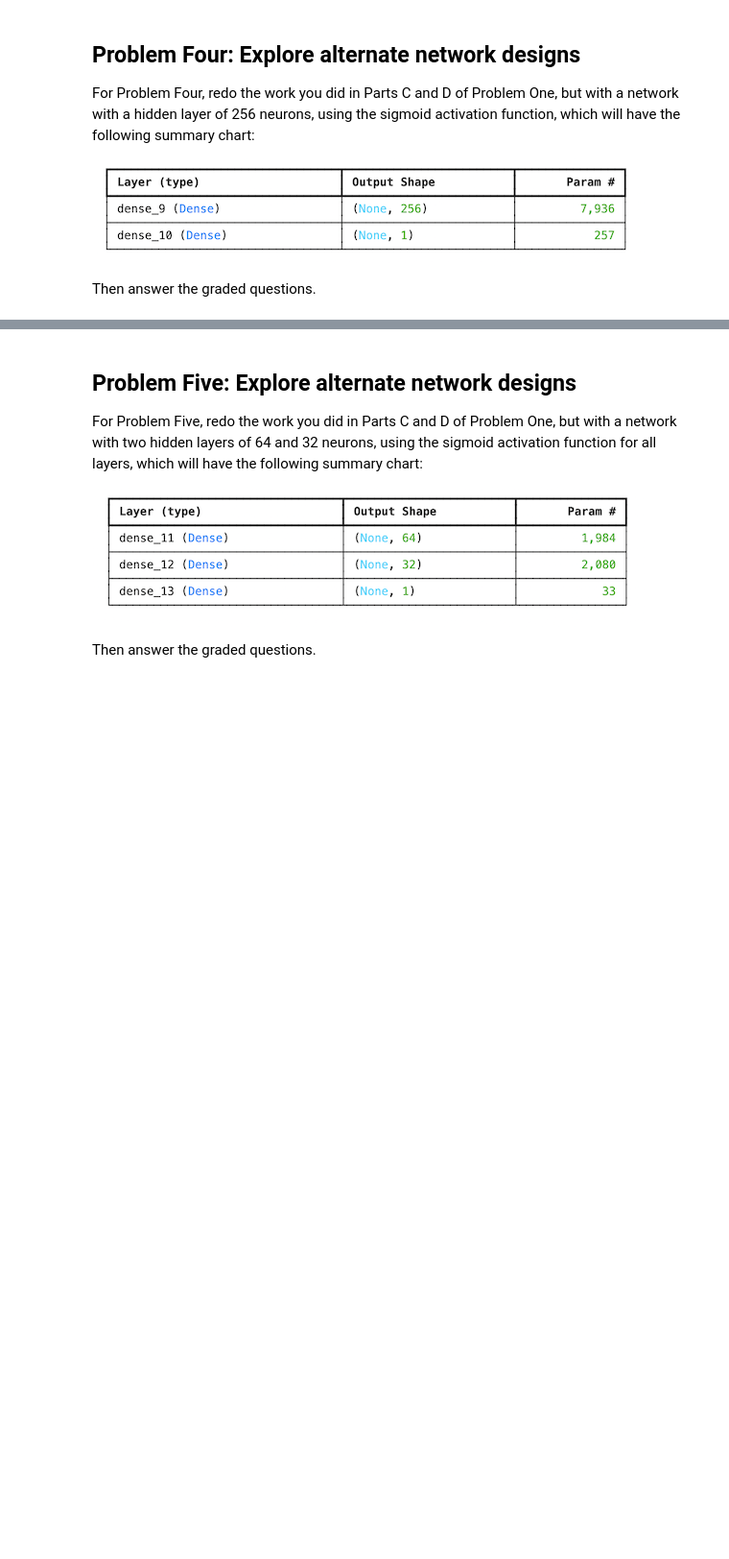
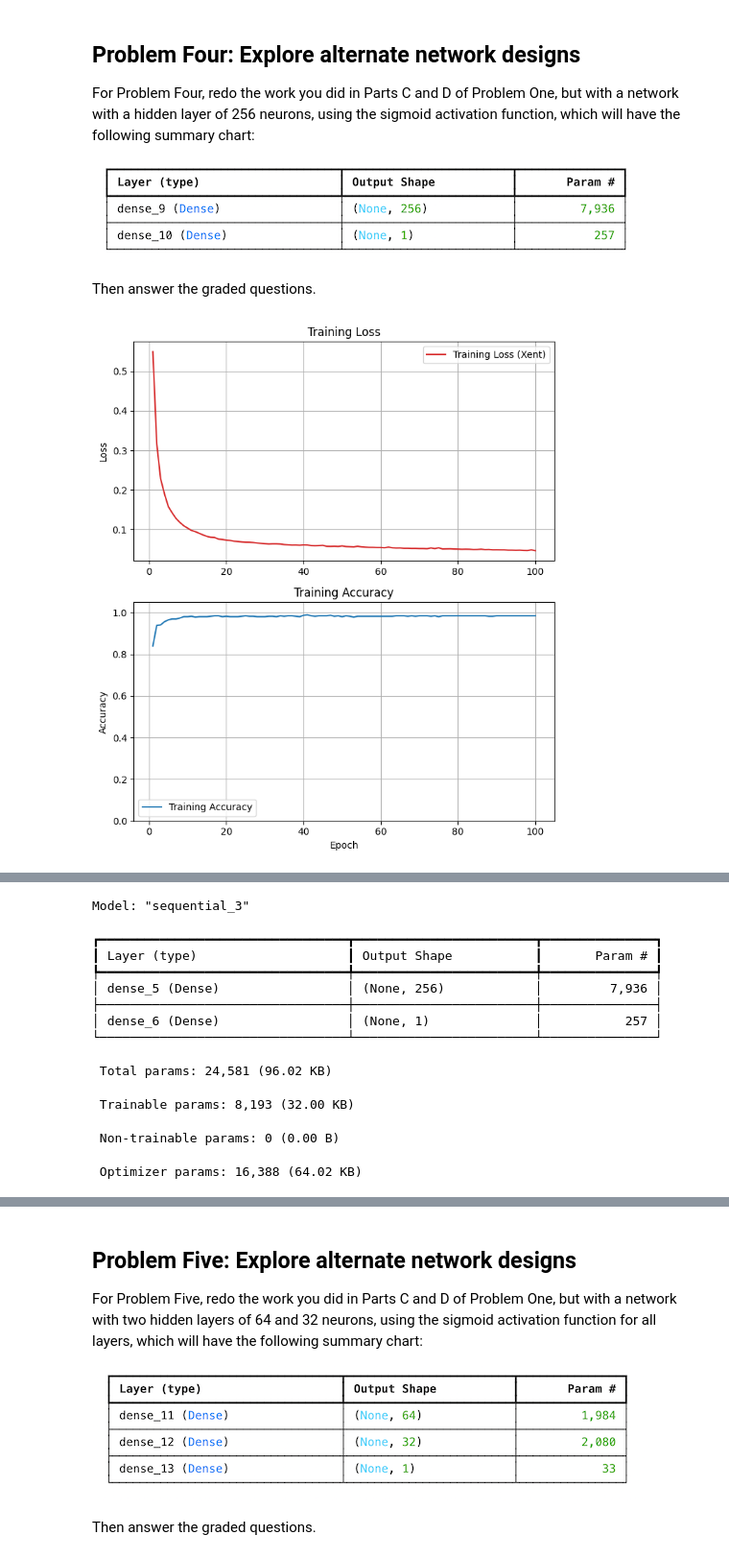
Before and after one commit to cdc18b/deeplearning, a Jupyter notebook: Homework_01.ipynb, the cells around one changed output, grey strips where cells are left out. Shown at 96% size. Cells and saved outputs as stored; diff of their text form; code cells hidden in the pictures; blank space fills up the shorter version.

```diff
--- a/Homework_01.ipynb
+++ b/Homework_01.ipynb
@@ -431,4 +584,60 @@ will have the following summary chart:
 
 Then answer the graded questions.
 # %%
+
+
+n_epochs = 100
+
+# We use Sequential to build a simple classification network from
+# a list of layers, and print the summary
+
+# Uncomment this when you have defined X_train:
+
+
+model_hidden256 = keras.Sequential(
+    [
+       keras.layers.Input(shape=(X_train.shape[1],)),     # Explicit input layer
+       keras.layers.Dense(256, activation="sigmoid"),
+       keras.layers.Dense(1, activation="sigmoid")
+    ]
+)
+
+
 # Your code here, add additional cells if you wish
+# Used balanced class weights to address class imbalance
+model_hidden256.compile(
+    optimizer='adam',
+    loss='binary_crossentropy',
+    metrics=['accuracy']
+)
+
+unique_classes = np.unique(y_train)
+class_weights = class_weight.compute_class_weight(
+    class_weight='balanced',
+    classes=unique_classes,
+    y=y_train
+)
+
+class_weight_dict = dict(enumerate(class_weights))
+
+history_hidden256 = model_hidden256.fit(
+    X_train, y_train,
+    epochs=n_epochs,
+    verbose=0,
+    class_weight=class_weight_dict
+)
+
+# Plot training loss and accuracy
+plot_history(history_hidden256)
+
+
+# Your code here
+
+# Calculate testing loss and accuracy
+test_loss_hidden256, test_accuracy_hidden256 = model_hidden256.evaluate(X_test, y_test, verbose=0)
+print(f'Test Loss:     {test_loss_hidden256:.4f}')
+print(f'Test Accuracy: {test_accuracy_hidden256:.4f}')
+
+model_hidden256.summary()
+# %% [output]
+[figure, added]
@@ -435,3 +648,15 @@ Then answer the graded questions.
+Model: "sequential_3"
+┏━━━━━━━━━━━━━━━━━━━━━━━━━━━━━━━━━┳━━━━━━━━━━━━━━━━━━━━━━━━┳━━━━━━━━━━━━━━━┓
+┃ Layer (type)                    ┃ Output Shape           ┃       Param # ┃
+┡━━━━━━━━━━━━━━━━━━━━━━━━━━━━━━━━━╇━━━━━━━━━━━━━━━━━━━━━━━━╇━━━━━━━━━━━━━━━┩
+│ dense_5 (Dense)                 │ (None, 256)            │         7,936 │
+├─────────────────────────────────┼────────────────────────┼───────────────┤
+│ dense_6 (Dense)                 │ (None, 1)              │           257 │
+└─────────────────────────────────┴────────────────────────┴───────────────┘
+ Total params: 24,581 (96.02 KB)
+ Trainable params: 8,193 (32.00 KB)
+ Non-trainable params: 0 (0.00 B)
+ Optimizer params: 16,388 (64.02 KB)
 # %%
 # Set a4a to the final training accuracy
 # Use the appropriate variable or expression; do not insert a constant from inspection of the results
```
Also changed, not shown: parts of 25 cells of this notebook.
